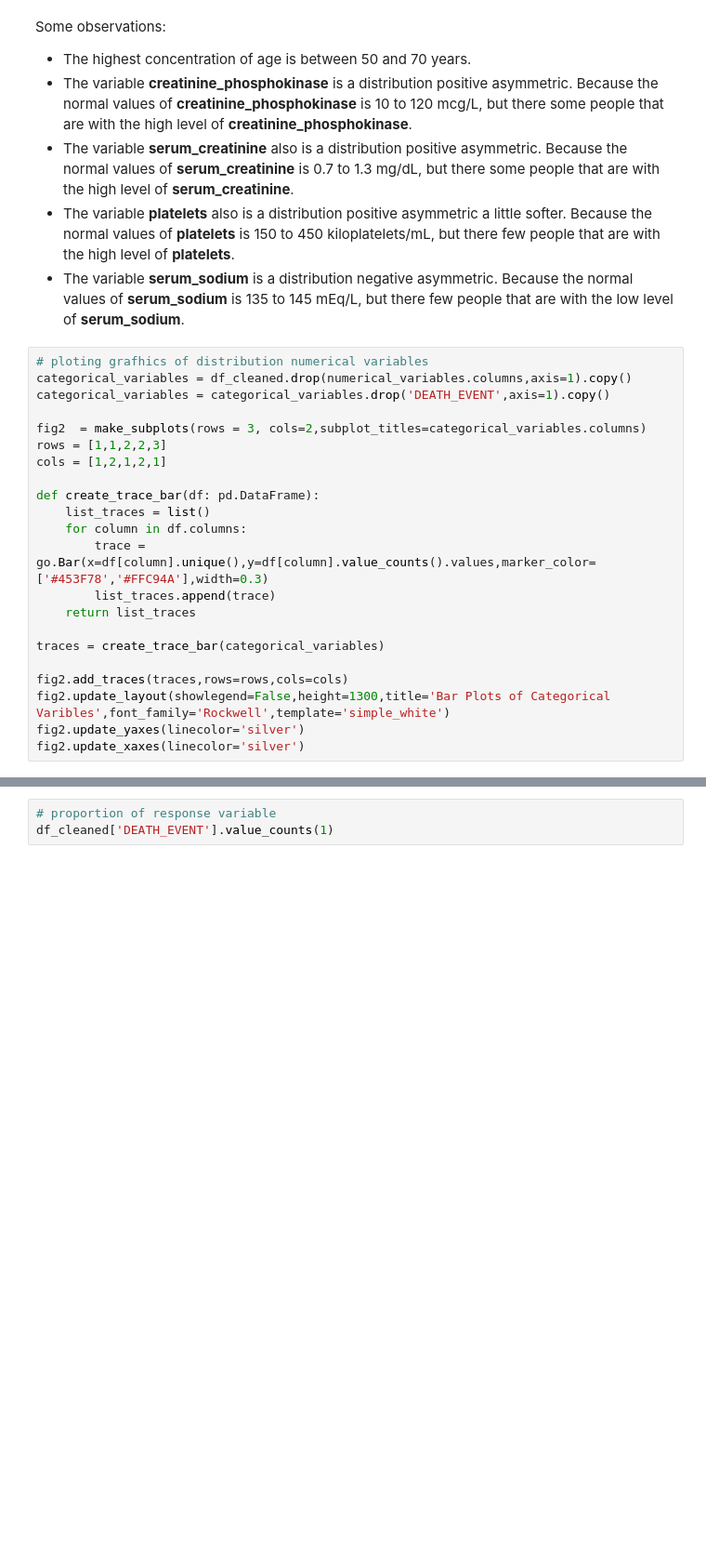
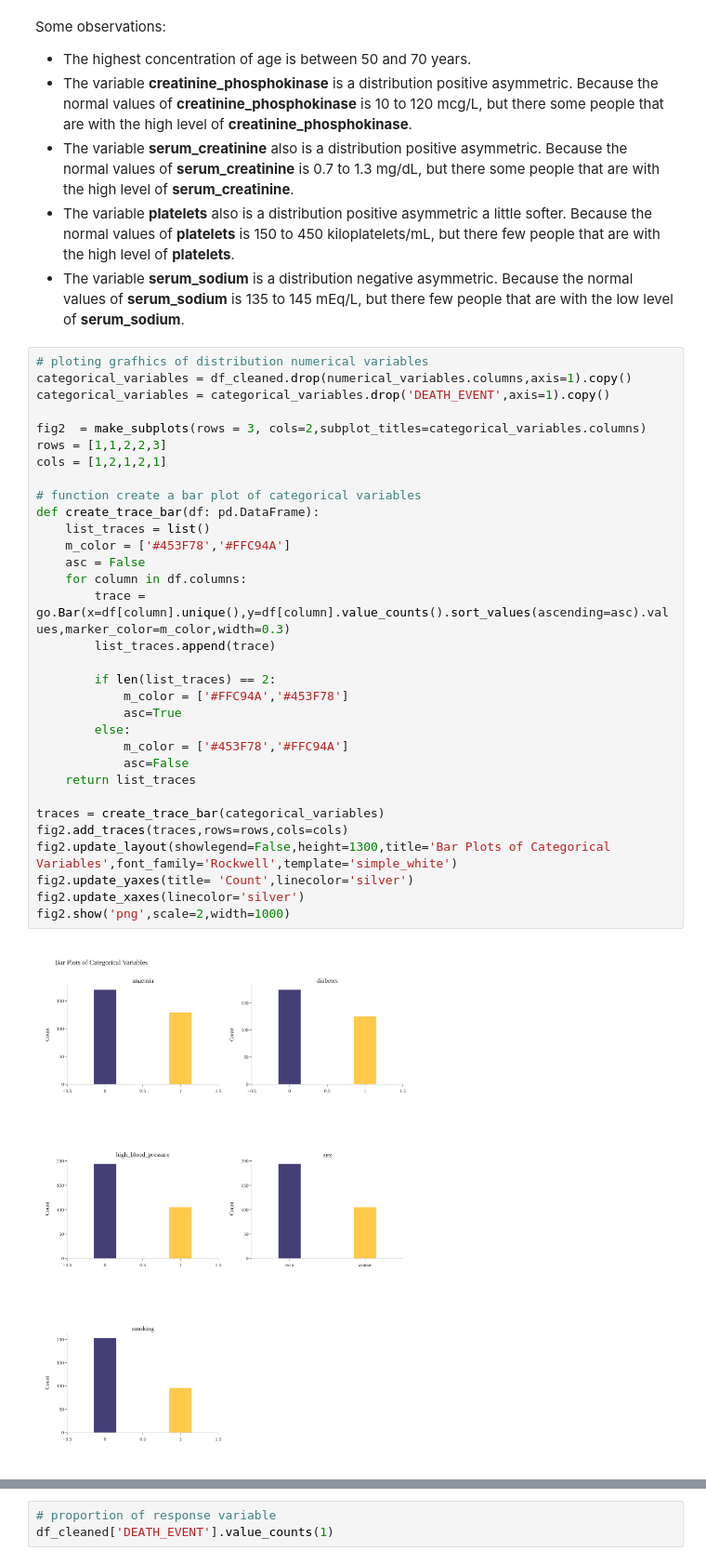
Before and after one commit to Fabio-luiz-sousa/prediction_heart_failure, a Jupyter notebook: eda/heart_failure_eda.ipynb, the cells around one changed output, grey strips where cells are left out. Shown at 93% size. Drawn from its saved outputs; the diff is of its cells as text; blank space fills up the shorter version.

```diff
--- a/eda/heart_failure_eda.ipynb
+++ b/eda/heart_failure_eda.ipynb
@@ -140,25 +144,37 @@ Some observations:
 # %%
 # ploting grafhics of distribution numerical variables
 categorical_variables = df_cleaned.drop(numerical_variables.columns,axis=1).copy()
 categorical_variables = categorical_variables.drop('DEATH_EVENT',axis=1).copy()
 
 fig2  = make_subplots(rows = 3, cols=2,subplot_titles=categorical_variables.columns)
 rows = [1,1,2,2,3]
 cols = [1,2,1,2,1]
 
+# function create a bar plot of categorical variables
 def create_trace_bar(df: pd.DataFrame):
     list_traces = list()
+    m_color = ['#453F78','#FFC94A']
+    asc = False
     for column in df.columns:
-        trace = go.Bar(x=df[column].unique(),y=df[column].value_counts().values,marker_color=['#453F78','#FFC94A'],width=0.3)
+        trace = go.Bar(x=df[column].unique(),y=df[column].value_counts().sort_values(ascending=asc).values,marker_color=m_color,width=0.3)
         list_traces.append(trace)
+
+        if len(list_traces) == 2:
+            m_color = ['#FFC94A','#453F78']
+            asc=True
+        else:
+            m_color = ['#453F78','#FFC94A']
+            asc=False
     return list_traces
 
 traces = create_trace_bar(categorical_variables)
-
 fig2.add_traces(traces,rows=rows,cols=cols)
-fig2.update_layout(showlegend=False,height=1300,title='Bar Plots of Categorical Varibles',font_family='Rockwell',template='simple_white')
-fig2.update_yaxes(linecolor='silver')
+fig2.update_layout(showlegend=False,height=1300,title='Bar Plots of Categorical Variables',font_family='Rockwell',template='simple_white')
+fig2.update_yaxes(title= 'Count',linecolor='silver')
 fig2.update_xaxes(linecolor='silver')
+fig2.show('png',scale=2,width=1000)
+# %% [output]
+[figure, added]
 # %% [markdown]
 Some observations:
 - The numbers of men is almost double the number of women.
```
Also changed, not shown: parts of 5 cells of this notebook, 1 other file.
